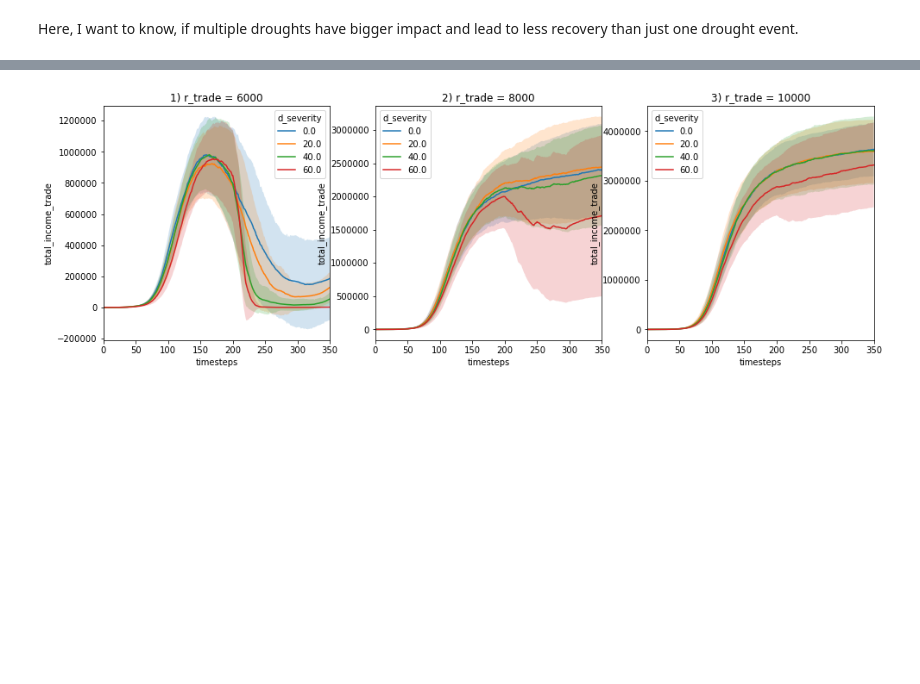
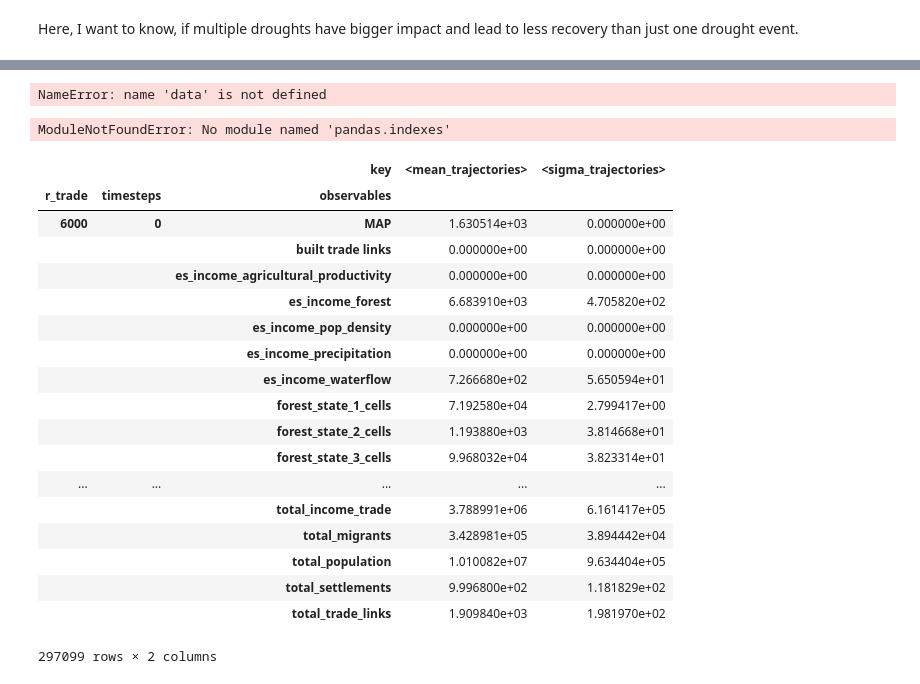
Before and after one commit to jakobkolb/Mayasim, a Jupyter notebook: Evaluation_Notebooks/X7_multiple_droughts.ipynb, the cells around one changed output, grey strips where cells are left out. Cells and saved outputs as stored; diff of their text form; code cells hidden in the pictures; blank space fills up the shorter version.

```diff
--- a/Evaluation_Notebooks/X7_multiple_droughts.ipynb
+++ b/Evaluation_Notebooks/X7_multiple_droughts.ipynb
@@ -71,23 +49,38 @@ fig.tight_layout()
-# %%
-fig = plt.figure()
-k = 0
-plots = []
-for j, r in enumerate(r_trades):
-    k += 1
-    ax = fig.add_subplot(1, len(r_trades), j + 1)
-    obs = 'total_income_trade'
-    ax.set_title('{}) r_trade = {}'.format(k, r))
-    dt = data['<mean_trajectories>'].xs(level=('r_trade', 'observables'), key=(r, obs)).unstack('d_severity')
-    de = data['<sigma_trajectories>'].xs(level=('r_trade', 'observables'), key=(r, obs)).unstack('d_severity')
-    dt.plot(ax=ax)
-    for d_sev in de.columns.values:
-        dtt = de.index.values
-        ddt = dt[d_sev].values
-        dde = de[d_sev].values
-        plt.fill_between(dtt, ddt - dde, ddt + dde, alpha=0.2)
-
-    ax.set_ylabel(obs)
-    #ax.axvspan(d_start, d_start + d - 1, alpha=0.5, color='grey')
-    plots.append((r, k, obs))
-# %% [output]
-[figure, removed]
+# %%
+pylab.rcParams['figure.figsize'] = (16, 4)
+
+d_lengths = data.index.levels[0].values
+r_trades = data.index.levels[1].values
+
+fig, plots = plot('total_population')
+
+fig, plots = plot('total_income_trade')
+# %% [output]
+NameError: name 'data' is not defined
+# %%
+location = '/home/jakob/Project_MayaSim/Python/output_data/X7_multiple_droughts/results/all_trajectories'
+all_data = pd.read_pickle(location)
+# %% [output]
+ModuleNotFoundError: No module named 'pandas.indexes'
+# %%
+all_data
+# %% [output]
+|  |  | key | <mean_trajectories> | <sigma_trajectories> |
+| r_trade | timesteps | observables |  |  |
+| 6000 | 0 | MAP | 1.630514e+03 | 0.000000e+00 |
+|  |  | built trade links | 0.000000e+00 | 0.000000e+00 |
+|  |  | es_income_agricultural_productivity | 0.000000e+00 | 0.000000e+00 |
+|  |  | es_income_forest | 6.683910e+03 | 4.705820e+02 |
+|  |  | es_income_pop_density | 0.000000e+00 | 0.000000e+00 |
+|  |  | es_income_precipitation | 0.000000e+00 | 0.000000e+00 |
+|  |  | es_income_waterflow | 7.266680e+02 | 5.650594e+01 |
+|  |  | forest_state_1_cells | 7.192580e+04 | 2.799417e+00 |
+|  |  | forest_state_2_cells | 1.193880e+03 | 3.814668e+01 |
+|  |  | forest_state_3_cells | 9.968032e+04 | 3.823314e+01 |
+| ... | ... | ... | ... | ... |
+|  |  | total_income_trade | 3.788991e+06 | 6.161417e+05 |
+|  |  | total_migrants | 3.428981e+05 | 3.894442e+04 |
+|  |  | total_population | 1.010082e+07 | 9.634404e+05 |
+|  |  | total_settlements | 9.996800e+02 | 1.181829e+02 |
+|  |  | total_trade_links | 1.909840e+03 | 1.981970e+02 |
+297099 rows × 2 columns
```
Also changed, not shown: parts of 2 cells of this notebook.
